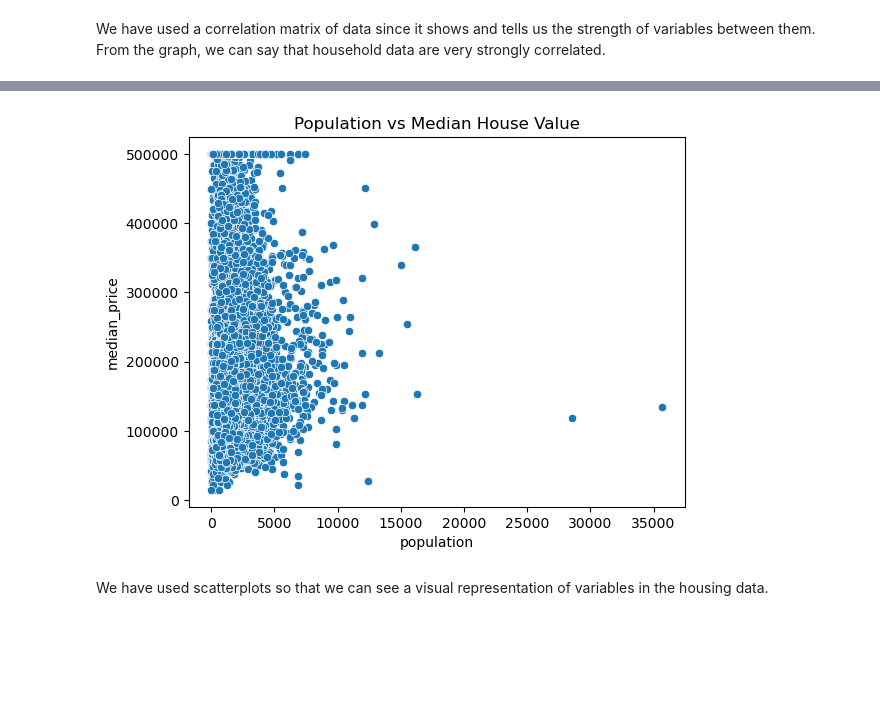
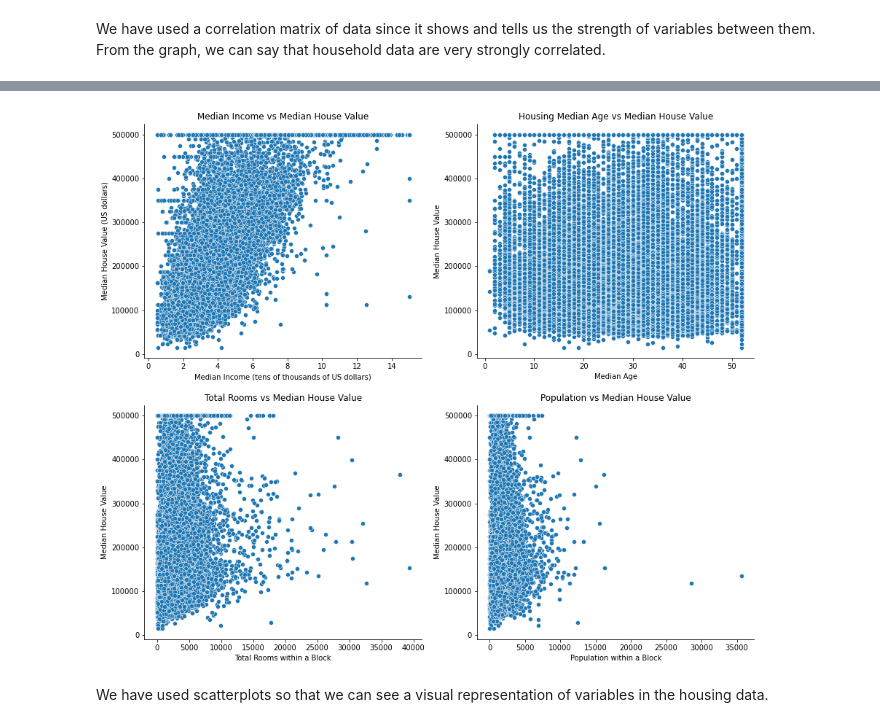
Before and after one commit to llennemann/COGS-118A-ML-Project, a Jupyter notebook: FinalProject_Group017-SP23.ipynb, the cells around one changed output, grey strips where cells are left out. Saved outputs shown, nothing was run; the diff lists cells and outputs as text; code cells hidden in the pictures; blank space fills up the shorter version.

```diff
--- a/FinalProject_Group017-SP23.ipynb
+++ b/FinalProject_Group017-SP23.ipynb
@@ -138,8 +125,33 @@ plt.show()
-# %%
-sns.scatterplot(x='population', y='median_price', data=df)
-plt.title('Population vs Median House Value')
-plt.show()
-# %% [output]
-[figure, removed]
+# %%
+plt.figure(figsize=(15, 13))
+
+plt.subplot(2, 2, 1)
+sns.scatterplot(x='median_income', y='median_price', data=df)
+plt.title('Median Income vs Median House Value')
+plt.xlabel('Median Income (tens of thousands of US dollars)')
+plt.ylabel('Median House Value (US dollars)')
+
+plt.subplot(2, 2, 2)
+sns.scatterplot(x='median_age', y='median_price', data=df)
+plt.title('Housing Median Age vs Median House Value')
+plt.xlabel('Median Age')
+plt.ylabel('Median House Value')
+
+plt.subplot(2, 2, 3)
+sns.scatterplot(x='total_rooms', y='median_price', data=df)
+plt.title('Total Rooms vs Median House Value')
+plt.xlabel('Total Rooms within a Block')
+plt.ylabel('Median House Value')
+
+plt.subplot(2, 2, 4)
+sns.scatterplot(x='population', y='median_price', data=df)
+plt.title('Population vs Median House Value')
+plt.xlabel('Population within a Block')
+plt.ylabel('Median House Value')
+
+sns.despine()
+plt.show()
+# %% [output]
+[figure, added]
 # %% [markdown]
 We have used scatterplots so that we can see a visual representation of variables in the housing data.
```
Also changed, not shown: parts of 31 cells of this notebook.
